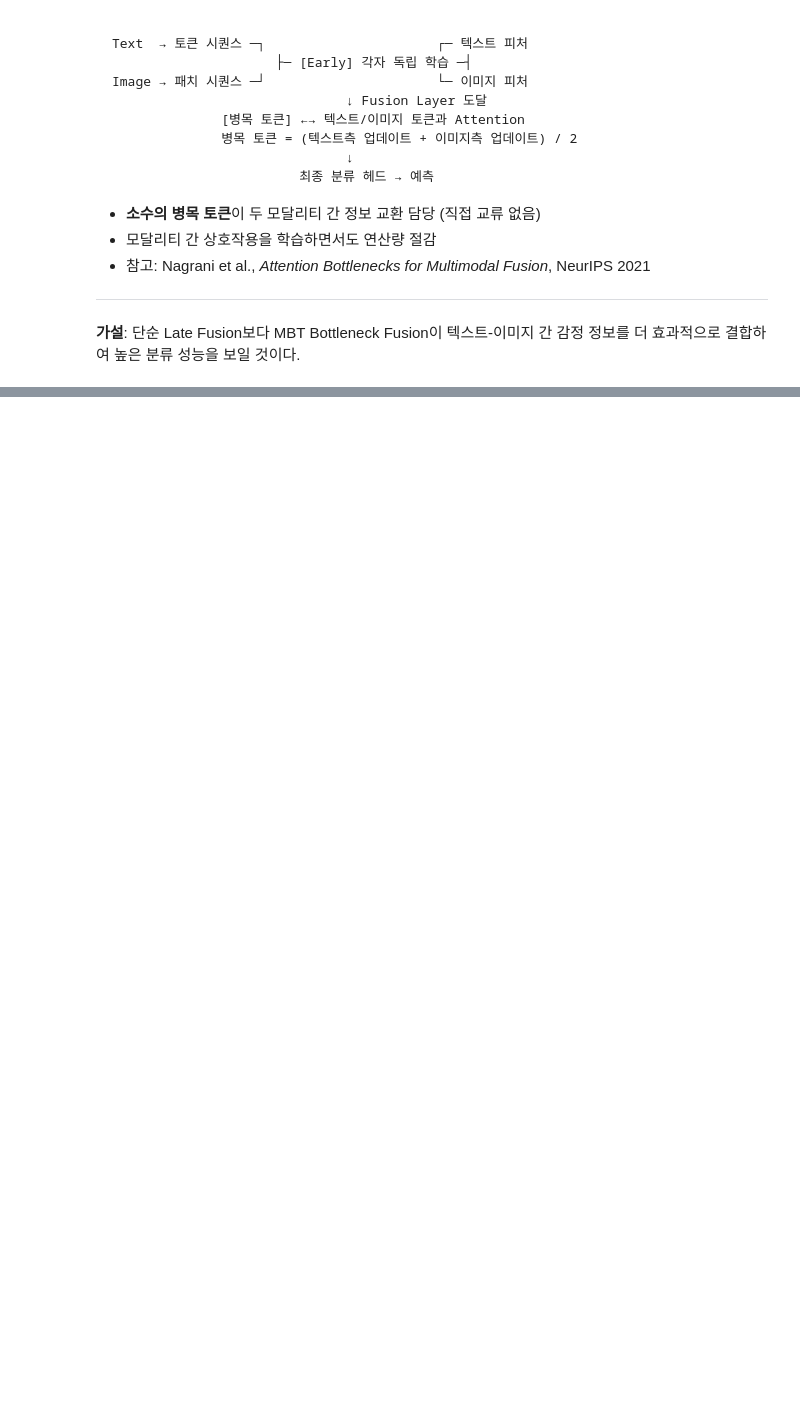
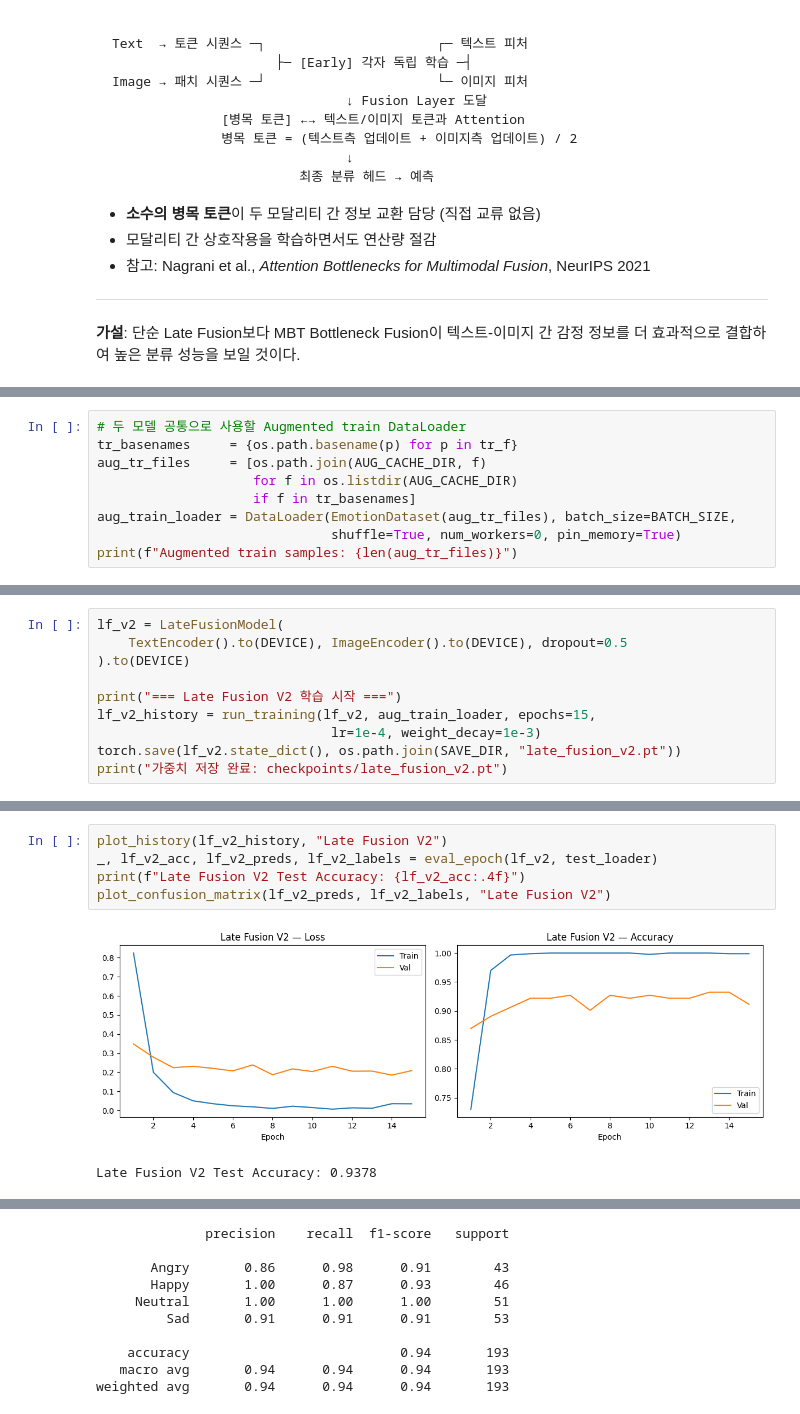
Before and after one commit to LeeHwon0217/0406, a Jupyter notebook: multimodal.ipynb, the cells around one changed output, grey strips where cells are left out. Drawn from its saved outputs; the diff is of its cells as text; blank space fills up the shorter version.

```diff
--- a/multimodal.ipynb
+++ b/multimodal.ipynb
@@ -229,0 +739,9 @@ Image → 패치 시퀀스 ─┘                      └─ 이미지 피처
+# %%
+# 두 모델 공통으로 사용할 Augmented train DataLoader
+tr_basenames     = {os.path.basename(p) for p in tr_f}
+aug_tr_files     = [os.path.join(AUG_CACHE_DIR, f)
+                    for f in os.listdir(AUG_CACHE_DIR)
+                    if f in tr_basenames]
+aug_train_loader = DataLoader(EmotionDataset(aug_tr_files), batch_size=BATCH_SIZE,
+                              shuffle=True, num_workers=0, pin_memory=True)
+print(f"Augmented train samples: {len(aug_tr_files)}")
@@ -229,0 +755,10 @@ Image → 패치 시퀀스 ─┘                      └─ 이미지 피처
+# %%
+lf_v2 = LateFusionModel(
+    TextEncoder().to(DEVICE), ImageEncoder().to(DEVICE), dropout=0.5
+).to(DEVICE)
+
+print("=== Late Fusion V2 학습 시작 ===")
+lf_v2_history = run_training(lf_v2, aug_train_loader, epochs=15,
+                              lr=1e-4, weight_decay=1e-3)
+torch.save(lf_v2.state_dict(), os.path.join(SAVE_DIR, "late_fusion_v2.pt"))
+print("가중치 저장 완료: checkpoints/late_fusion_v2.pt")
@@ -229,0 +783,8 @@ Image → 패치 시퀀스 ─┘                      └─ 이미지 피처
+# %%
+plot_history(lf_v2_history, "Late Fusion V2")
+_, lf_v2_acc, lf_v2_preds, lf_v2_labels = eval_epoch(lf_v2, test_loader)
+print(f"Late Fusion V2 Test Accuracy: {lf_v2_acc:.4f}")
+plot_confusion_matrix(lf_v2_preds, lf_v2_labels, "Late Fusion V2")
+# %% [output]
+[figure, added]
+Late Fusion V2 Test Accuracy: 0.9378
@@ -229,0 +792,10 @@ Image → 패치 시퀀스 ─┘                      └─ 이미지 피처
+              precision    recall  f1-score   support
+
+       Angry       0.86      0.98      0.91        43
+       Happy       1.00      0.87      0.93        46
+     Neutral       1.00      1.00      1.00        51
+         Sad       0.91      0.91      0.91        53
+
+    accuracy                           0.94       193
+   macro avg       0.94      0.94      0.94       193
+weighted avg       0.94      0.94      0.94       193
```
Also changed, not shown: parts of 43 cells of this notebook, 1 other file.
